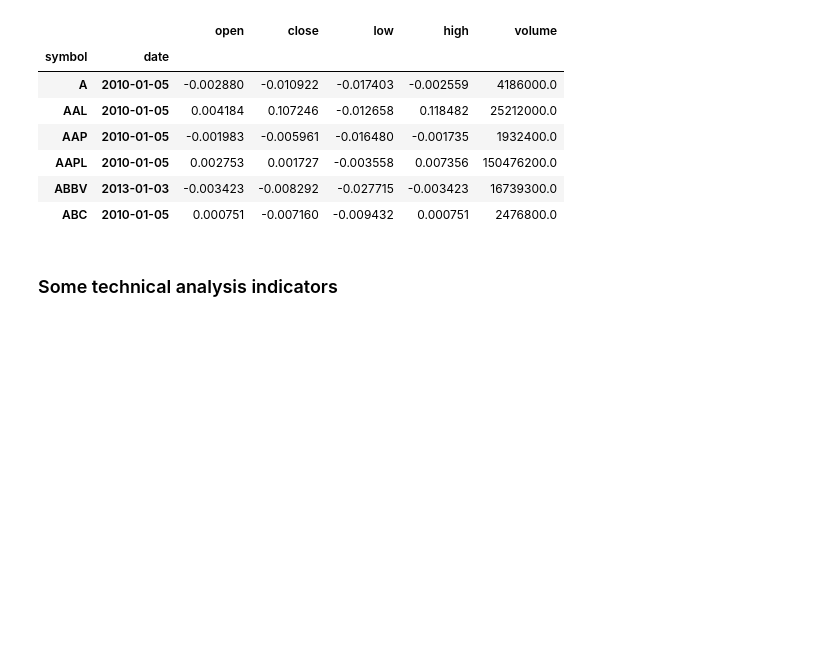
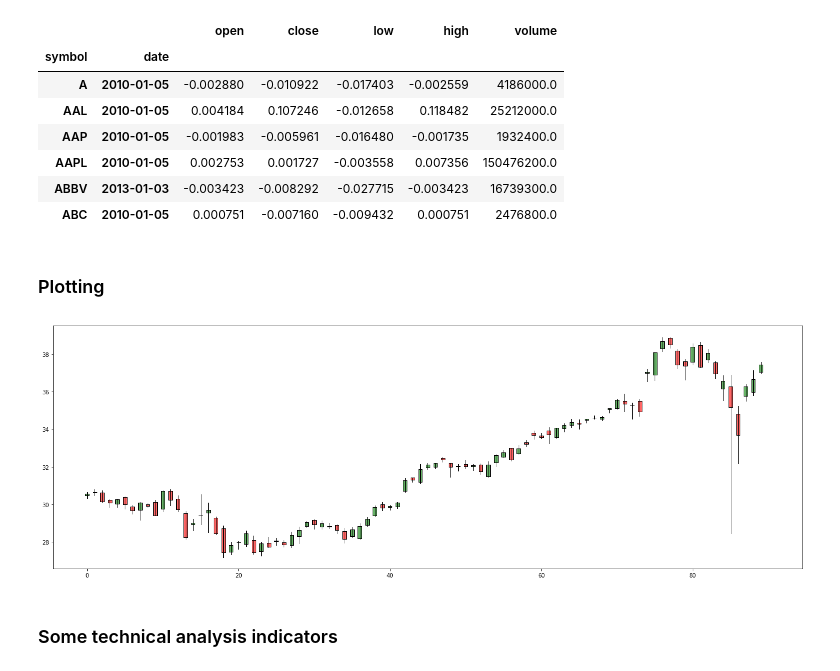
Before and after one commit to marshallratliff/W207_Final_Project, a Jupyter notebook: Final_Project_Analysis_Marcus.ipynb, the cells around one changed output. Saved outputs shown, nothing was run; the diff lists cells and outputs as text; code cells hidden in the pictures; blank space fills up the shorter version.

```diff
--- a/Final_Project_Analysis_Marcus.ipynb
+++ b/Final_Project_Analysis_Marcus.ipynb
@@ -13,8 +27,8 @@ operable program or batch file.
 # %%
-fundamentals = pd.read_csv("./data/nyse/fundamentals.csv", parse_dates=['Period Ending'])
-prices = pd.read_csv("./data/nyse/prices.csv", parse_dates=['date'])
-prices_adj = pd.read_csv("./data/nyse/prices-split-adjusted.csv", parse_dates=['date'])
-securities = pd.read_csv("./data/nyse/securities.csv", parse_dates=['Date first added'])
+fundamentals = pd.read_csv("./datasets/fundamentals.csv", parse_dates=['Period Ending'])
+prices = pd.read_csv("./datasets/prices.csv", parse_dates=['date'])
+prices_adj = pd.read_csv("./datasets/prices-split-adjusted.csv", parse_dates=['date'])
+securities = pd.read_csv("./datasets/securities.csv", parse_dates=['Date first added'])
 # %%
 symbols = sorted(prices_adj['symbol'].unique())
 prices_adj.set_index(['symbol', 'date'], inplace=True, drop=True)
@@ -58,6 +141,15 @@ log_ret.groupby('symbol').head(1).head(6)
 | AAPL | 2010-01-05 | 0.002753 | 0.001727 | -0.003558 | 0.007356 | 150476200.0 |
 | ABBV | 2013-01-03 | -0.003423 | -0.008292 | -0.027715 | -0.003423 | 16739300.0 |
 | ABC | 2010-01-05 | 0.000751 | -0.007160 | -0.009432 | 0.000751 | 2476800.0 |
+# %% [markdown]
+### Plotting
+# %%
+data = prices_adj.loc['AAPL', ['open','close','high','low','volume']][:90]
+fig = plt.figure(figsize=(24, 8))
+ax = fig.add_subplot(1, 1, 1)
+mpf.candlestick2_ochl(ax, data['open'], data['close'], data['high'], data['low'], width=0.5, colorup='green', colordown='red', alpha=0.6)
+# %% [output]
+[figure, added]
 # %% [markdown]
 ### Some technical analysis indicators
 # %%
```
Also changed, not shown: parts of 23 cells of this notebook.
